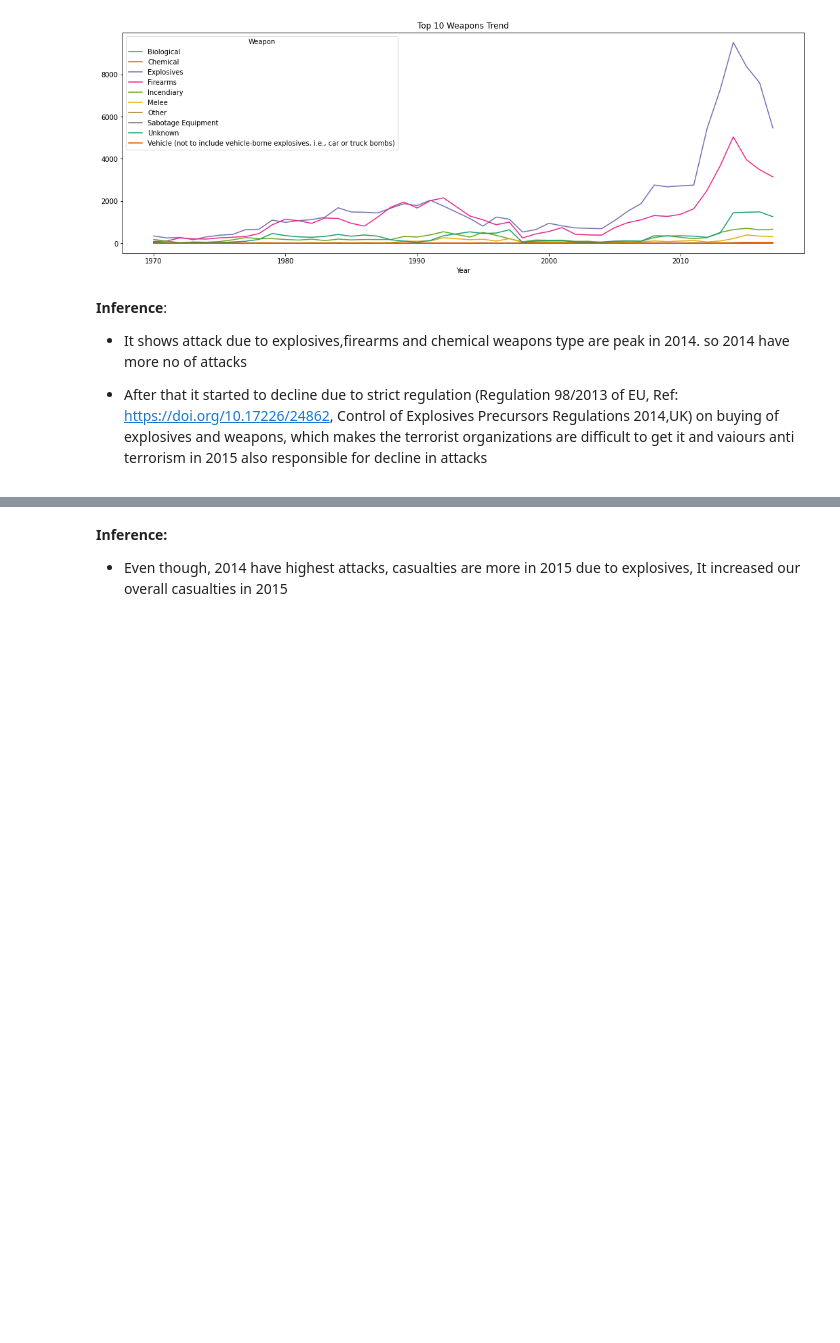
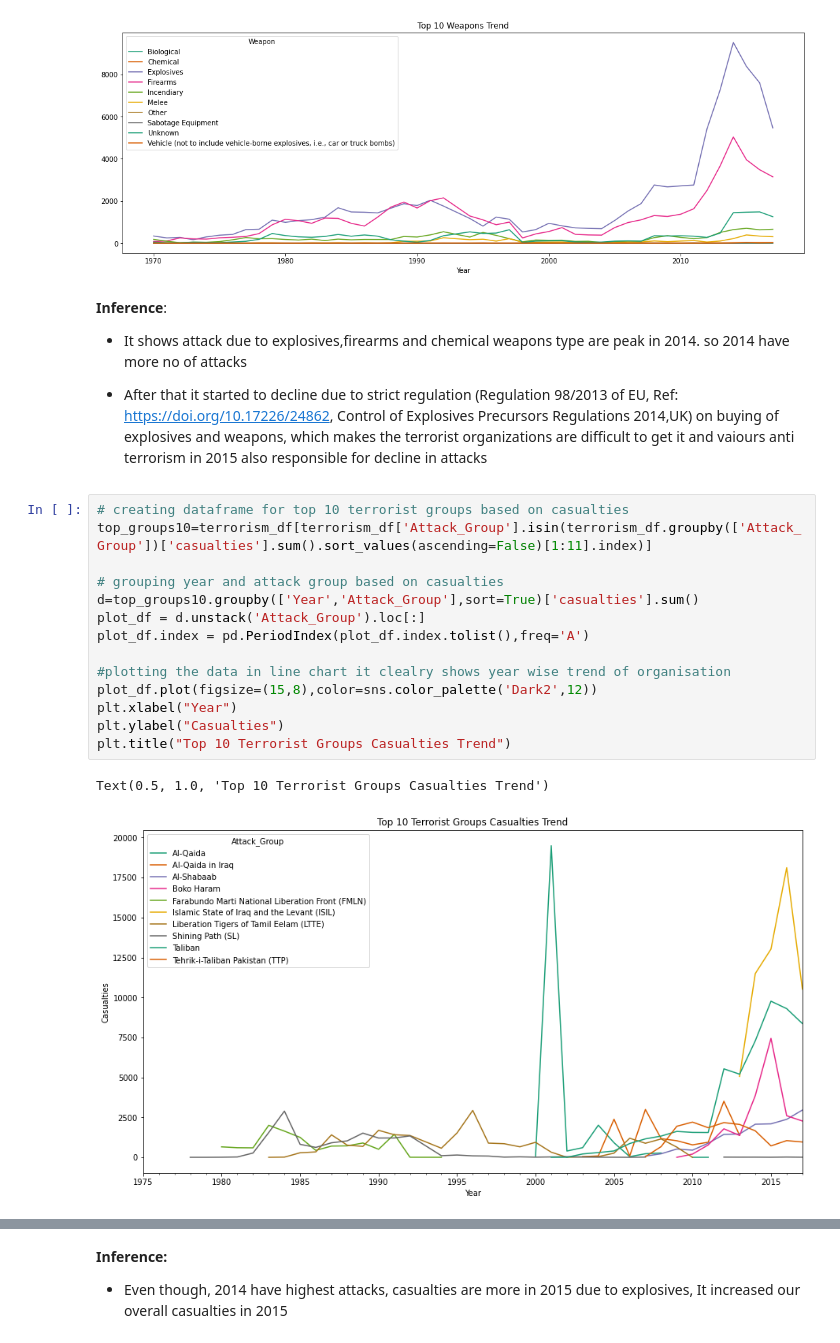
Before and after one commit to vak1997/Global-Terrorism, a Jupyter notebook: Global_Terrorism_EDA_Analysis_Capstone_Project_1.ipynb, the cells around one changed output, grey strips where cells are left out. Saved outputs shown, nothing was run; the diff lists cells and outputs as text; blank space fills up the shorter version.

```diff
--- a/Global_Terrorism_EDA_Analysis_Capstone_Project_1.ipynb
+++ b/Global_Terrorism_EDA_Analysis_Capstone_Project_1.ipynb
@@ -418,3 +396,20 @@ plt.show()
 *   It shows attack due to explosives,firearms and chemical weapons type are peak in 2014. so 2014 have more no of attacks
 
 *   After that it started to decline due to strict regulation (Regulation 98/2013 of EU, Ref: https://doi.org/10.17226/24862, Control of Explosives Precursors Regulations 2014,UK) on buying of explosives and weapons, which makes the terrorist organizations are difficult to get it and vaiours anti terrorism in 2015 also responsible for decline in attacks
+# %%
+# creating dataframe for top 10 terrorist groups based on casualties
+top_groups10=terrorism_df[terrorism_df['Attack_Group'].isin(terrorism_df.groupby(['Attack_Group'])['casualties'].sum().sort_values(ascending=False)[1:11].index)]
+
+# grouping year and attack group based on casualties
+d=top_groups10.groupby(['Year','Attack_Group'],sort=True)['casualties'].sum()
+plot_df = d.unstack('Attack_Group').loc[:]
+plot_df.index = pd.PeriodIndex(plot_df.index.tolist(),freq='A')
+
+#plotting the data in line chart it clealry shows year wise trend of organisation
+plot_df.plot(figsize=(15,8),color=sns.color_palette('Dark2',12))
+plt.xlabel("Year")
+plt.ylabel("Casualties")
+plt.title("Top 10 Terrorist Groups Casualties Trend")
+# %% [output]
+Text(0.5, 1.0, 'Top 10 Terrorist Groups Casualties Trend')
+[figure, added]
```
Also changed, not shown: parts of 8 cells of this notebook.
